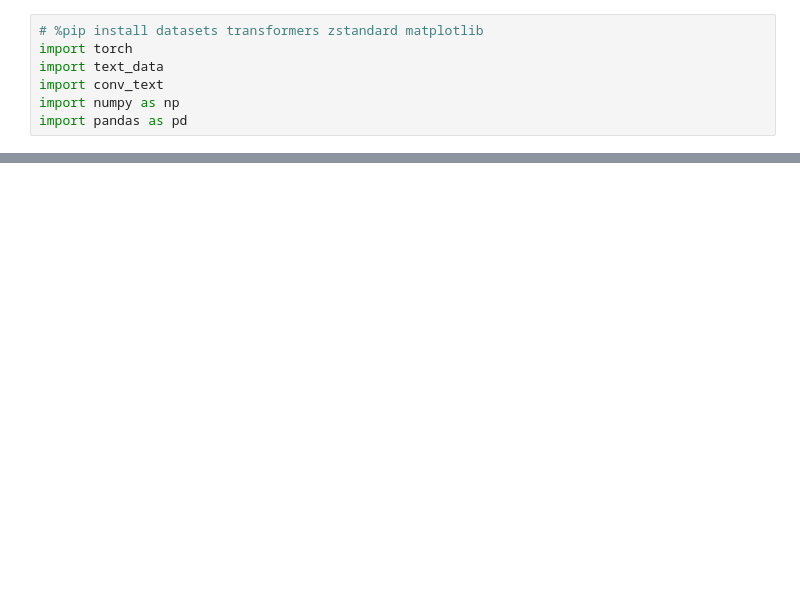
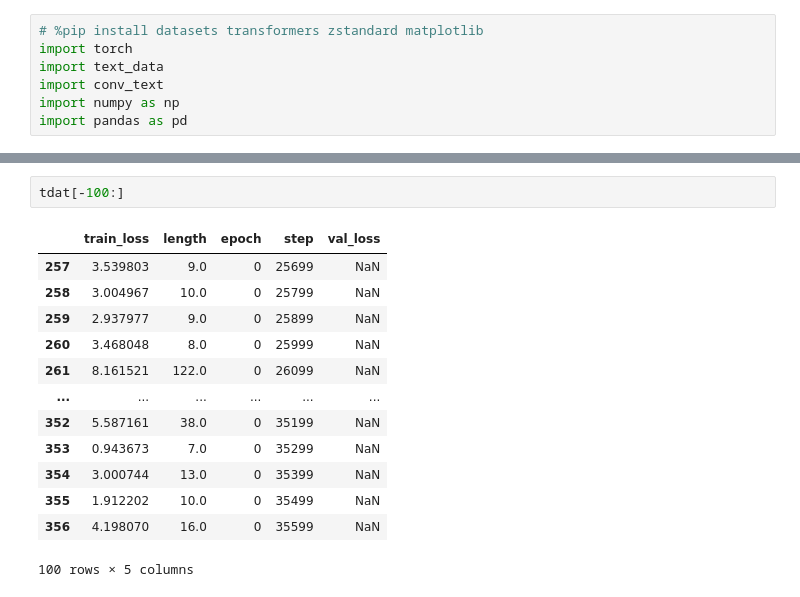
Before and after one commit to kmapb/microlm, a Jupyter notebook: Conv_Text.ipynb, the cells around one changed output, grey strips where cells are left out. Cells and saved outputs as stored; diff of their text form; blank space fills up the shorter version.

```diff
--- a/Conv_Text.ipynb
+++ b/Conv_Text.ipynb
@@ -60 +44,17 @@ tdat.val_loss[~np.isnan(tdat.val_loss)]
 Name: val_loss, dtype: float64
+# %%
+tdat[-100:]
+# %% [output]
+|  | train_loss | length | epoch | step | val_loss |
+| 257 | 3.539803 | 9.0 | 0 | 25699 | NaN |
+| 258 | 3.004967 | 10.0 | 0 | 25799 | NaN |
+| 259 | 2.937977 | 9.0 | 0 | 25899 | NaN |
+| 260 | 3.468048 | 8.0 | 0 | 25999 | NaN |
+| 261 | 8.161521 | 122.0 | 0 | 26099 | NaN |
+| ... | ... | ... | ... | ... | ... |
+| 352 | 5.587161 | 38.0 | 0 | 35199 | NaN |
+| 353 | 0.943673 | 7.0 | 0 | 35299 | NaN |
+| 354 | 3.000744 | 13.0 | 0 | 35399 | NaN |
+| 355 | 1.912202 | 10.0 | 0 | 35499 | NaN |
+| 356 | 4.198070 | 16.0 | 0 | 35599 | NaN |
+100 rows × 5 columns
```
Also changed, not shown: parts of 5 cells of this notebook, 3 other files.
